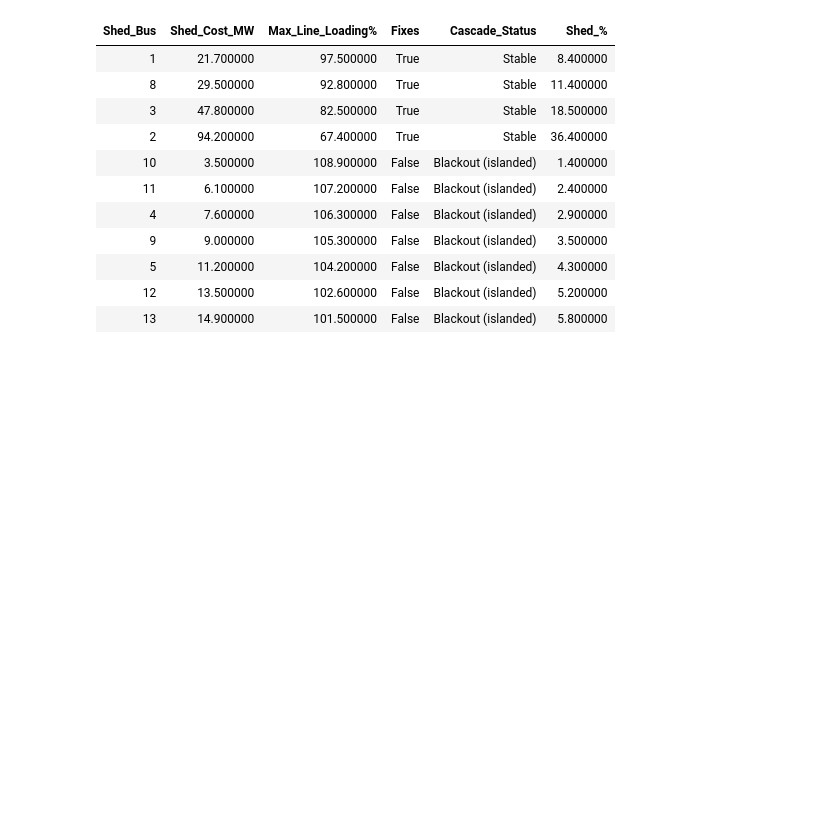
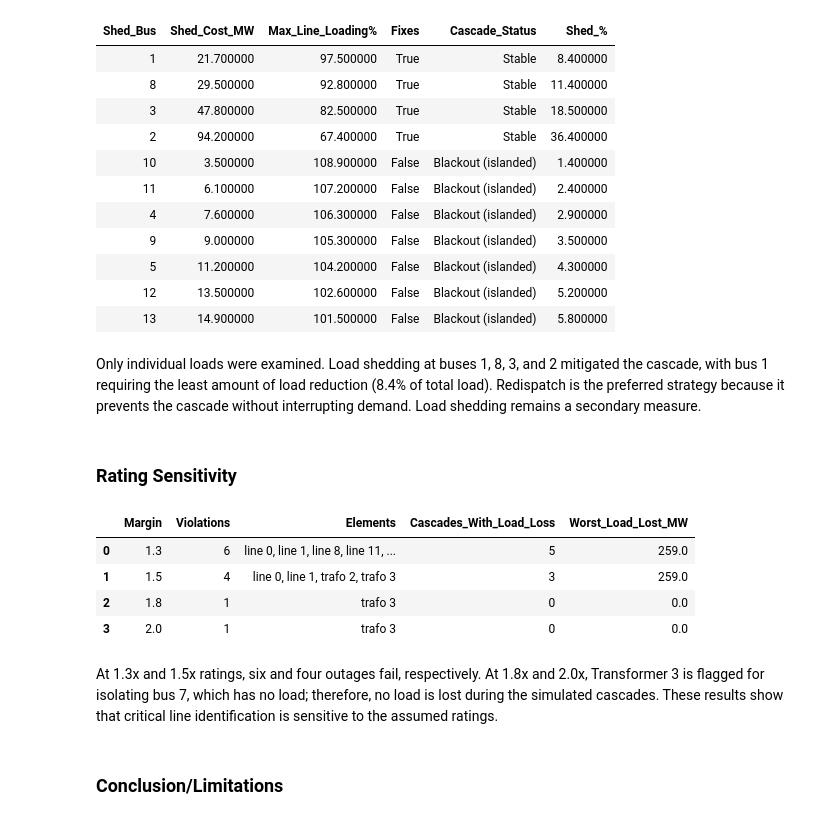
Before and after one commit to er-chang/Grid-Contingency-Analysis, a Jupyter notebook: notebook.ipynb, the cells around one changed output. Saved outputs shown, nothing was run; the diff lists cells and outputs as text; code cells hidden in the pictures; blank space fills up the shorter version.

```diff
--- a/notebook.ipynb
+++ b/notebook.ipynb
@@ -349,3 +377,40 @@ display(df_shed.round(1).style.hide(axis="index"))
 | 5 | 11.200000 | 104.200000 | False | Blackout (islanded) | 4.300000 |
 | 12 | 13.500000 | 102.600000 | False | Blackout (islanded) | 5.200000 |
 | 13 | 14.900000 | 101.500000 | False | Blackout (islanded) | 5.800000 |
+# %% [markdown]
+Only individual loads were examined. Load shedding at buses 1, 8, 3, and 2 mitigated the cascade, with bus 1 requiring the least amount of load reduction (8.4% of total load). Redispatch is the preferred strategy because it prevents the cascade without interrupting demand. Load shedding remains a secondary measure.
+# %% [markdown]
+### Rating Sensitivity
+# %%
+# Sweep sensitivity ratings and generate a summary table.
+sweep_summary = []
+
+for margin in [1.3, 1.5, 1.8, 2.0]:
+    net_m = create_net(margin)
+    n1_results = pd.concat([n1_case(net_m, "line"),
+                     n1_case(net_m, "trafo"),
+                     n1_case(net_m, "gen")], ignore_index=True)
+    fail = n1_results[n1_results["Status"].isin(["Violation", "Non-convergence"])]
+    cascades = pd.DataFrame([sim_cascade(net_m, load_max, i, k) for k, i in zip(fail["Element"], fail["Index"])])
+    lost = cascades["Load_Lost_MW"] if len(cascades) else pd.Series(dtype=float)
+
+    sweep_summary.append({
+        "Margin": margin,
+        "Violations": len(fail),
+        "Elements": ", ".join(f"{k} {i}" for k, i in zip(fail["Element"], fail["Index"])),
+        "Cascades_With_Load_Loss": int((lost > 0).sum()),
+        "Worst_Load_Lost_MW": round(lost.max(), 1) if len(lost) else 0,
+    })
+
+summary_df = pd.DataFrame(sweep_summary)
+display(summary_df)
+# %% [output]
+|  | Margin | Violations | Elements | Cascades_With_Load_Loss | Worst_Load_Lost_MW |
+| 0 | 1.3 | 6 | line 0, line 1, line 8, line 11, ... | 5 | 259.0 |
+| 1 | 1.5 | 4 | line 0, line 1, trafo 2, trafo 3 | 3 | 259.0 |
+| 2 | 1.8 | 1 | trafo 3 | 0 | 0.0 |
+| 3 | 2.0 | 1 | trafo 3 | 0 | 0.0 |
+# %% [markdown]
+At 1.3x and 1.5x ratings, six and four outages fail, respectively. At 1.8x and 2.0x, Transformer 3 is flagged for isolating bus 7, which has no load; therefore, no load is lost during the simulated cascades. These results show that critical line identification is sensitive to the assumed ratings.
+# %% [markdown]
+### Conclusion/Limitations
```
Also changed, not shown: parts of 32 cells of this notebook, 3 other files.
